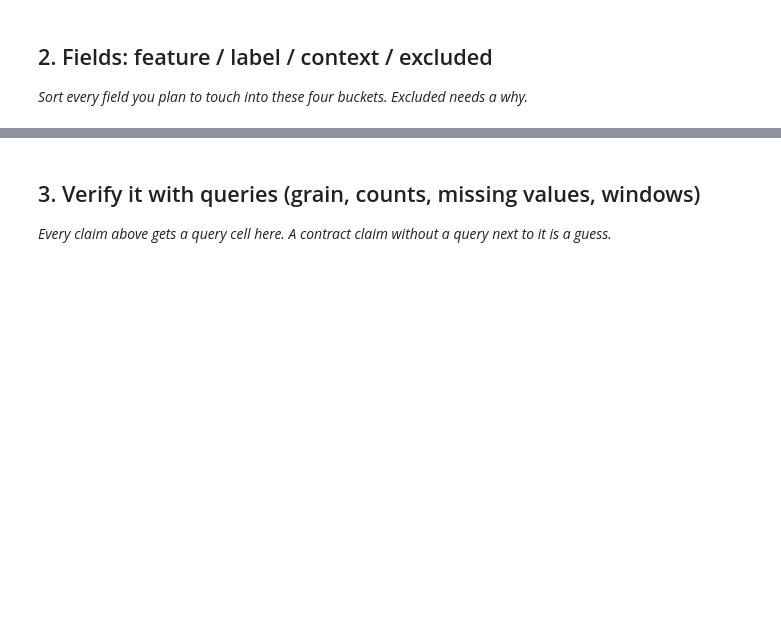
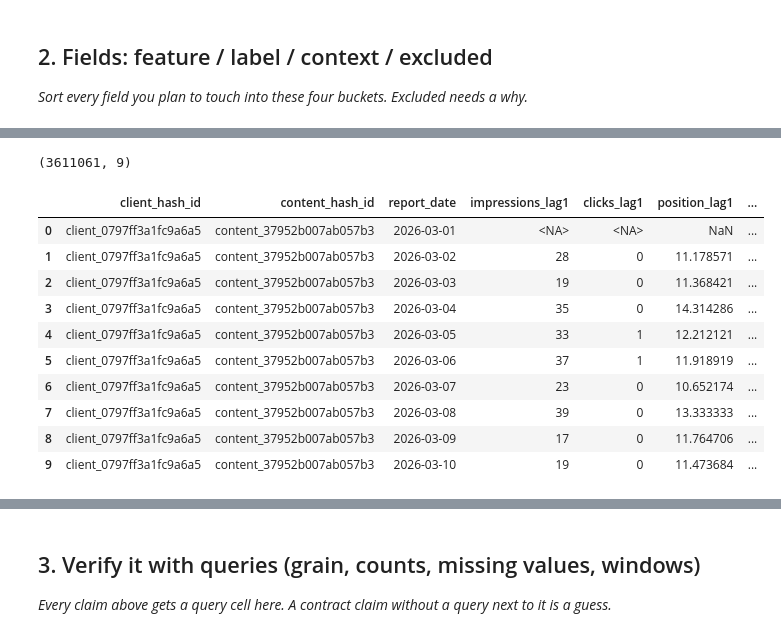
Before and after one commit to Ariba86/flyrank-ml-internship, a Jupyter notebook: work/notebooks/w03_data_contract.ipynb, the cells around one changed output, grey strips where cells are left out. Drawn from its saved outputs; the diff is of its cells as text; code cells hidden in the pictures; blank space fills up the shorter version.

Commit message:
Complete ML-04 data contract

```diff
--- a/work/notebooks/w03_data_contract.ipynb
+++ b/work/notebooks/w03_data_contract.ipynb
@@ -6,3 +6,20 @@
 This skeleton is yours to fill. Work the sections **in order** — each one has a one-line hint. Simple words, honest numbers.
 
 > Working with an AI assistant? Tell it to read `skills/README.md` first and load the one skill this assignment names on its card.
+# %%
+import duckdb
+from google.colab import userdata
+
+con = duckdb.connect()
+con.execute("INSTALL httpfs;")
+con.execute("LOAD httpfs;")
+
+HF_TOKEN = userdata.get('HF_TOKEN')
+con.execute(f"""
+    CREATE OR REPLACE SECRET hf_secret (
+        TYPE huggingface,
+        TOKEN '{HF_TOKEN}'
+    )
+""")
+
+print("Setup done!")
@@ -22,0 +119,55 @@ This skeleton is yours to fill. Work the sections **in order** — each one has
+# %%
+features_df = con.sql("""
+    SELECT
+        client_hash_id,
+        content_hash_id,
+        report_date,
+
+        -- Feature 1: yesterday's impressions
+        LAG(gsc_impressions, 1) OVER (
+            PARTITION BY client_hash_id, content_hash_id ORDER BY report_date
+        ) AS impressions_lag1,
+
+        -- Feature 2: yesterday's clicks
+        LAG(gsc_clicks, 1) OVER (
+            PARTITION BY client_hash_id, content_hash_id ORDER BY report_date
+        ) AS clicks_lag1,
+
+        -- Feature 3: yesterday's average position
+        LAG(gsc_avg_position, 1) OVER (
+            PARTITION BY client_hash_id, content_hash_id ORDER BY report_date
+        ) AS position_lag1,
+
+        -- Feature 4: day of week (0=Monday ... 6=Sunday)
+        DAYOFWEEK(report_date) AS day_of_week,
+
+        -- Feature 5: was data available yesterday
+        LAG(gsc_data_available, 1) OVER (
+            PARTITION BY client_hash_id, content_hash_id ORDER BY report_date
+        ) AS gsc_available_lag1,
+
+        -- LABEL: today's CTR (what we want to predict)
+        CASE
+            WHEN gsc_impressions > 0 THEN gsc_clicks * 1.0 / gsc_impressions
+            ELSE NULL
+        END AS today_ctr
+
+    FROM march_data
+    WHERE gsc_data_available IS TRUE
+""").df()
+
+print(features_df.shape)
+features_df.head(10)
+# %% [output]
+(3611061, 9)
+|  | client_hash_id | content_hash_id | report_date | impressions_lag1 | clicks_lag1 | position_lag1 | ... |
+| 0 | client_0797ff3a1fc9a6a5 | content_37952b007ab057b3 | 2026-03-01 | <NA> | <NA> | NaN | ... |
+| 1 | client_0797ff3a1fc9a6a5 | content_37952b007ab057b3 | 2026-03-02 | 28 | 0 | 11.178571 | ... |
+| 2 | client_0797ff3a1fc9a6a5 | content_37952b007ab057b3 | 2026-03-03 | 19 | 0 | 11.368421 | ... |
+| 3 | client_0797ff3a1fc9a6a5 | content_37952b007ab057b3 | 2026-03-04 | 35 | 0 | 14.314286 | ... |
+| 4 | client_0797ff3a1fc9a6a5 | content_37952b007ab057b3 | 2026-03-05 | 33 | 1 | 12.212121 | ... |
+| 5 | client_0797ff3a1fc9a6a5 | content_37952b007ab057b3 | 2026-03-06 | 37 | 1 | 11.918919 | ... |
+| 6 | client_0797ff3a1fc9a6a5 | content_37952b007ab057b3 | 2026-03-07 | 23 | 0 | 10.652174 | ... |
+| 7 | client_0797ff3a1fc9a6a5 | content_37952b007ab057b3 | 2026-03-08 | 39 | 0 | 13.333333 | ... |
+| 8 | client_0797ff3a1fc9a6a5 | content_37952b007ab057b3 | 2026-03-09 | 17 | 0 | 11.764706 | ... |
+| 9 | client_0797ff3a1fc9a6a5 | content_37952b007ab057b3 | 2026-03-10 | 19 | 0 | 11.473684 | ... |
```
Also changed, not shown: parts of 20 cells of this notebook.
